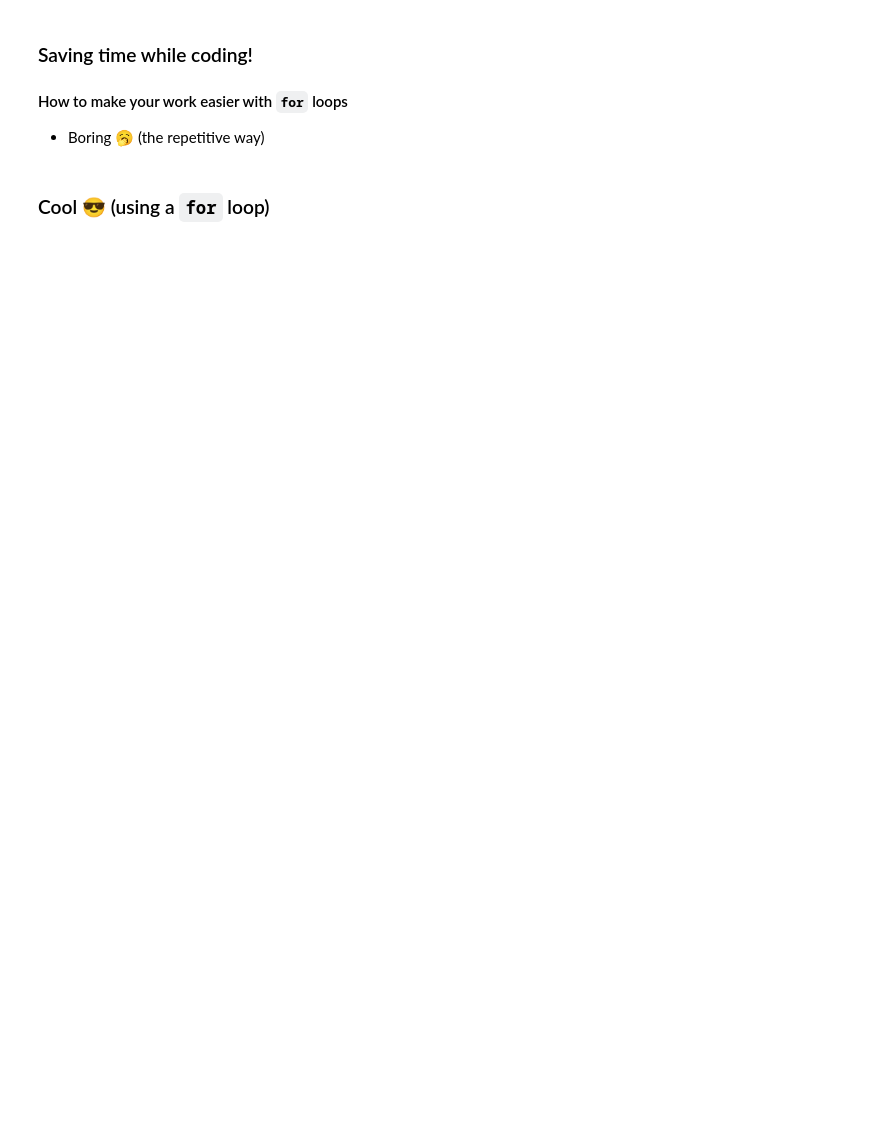
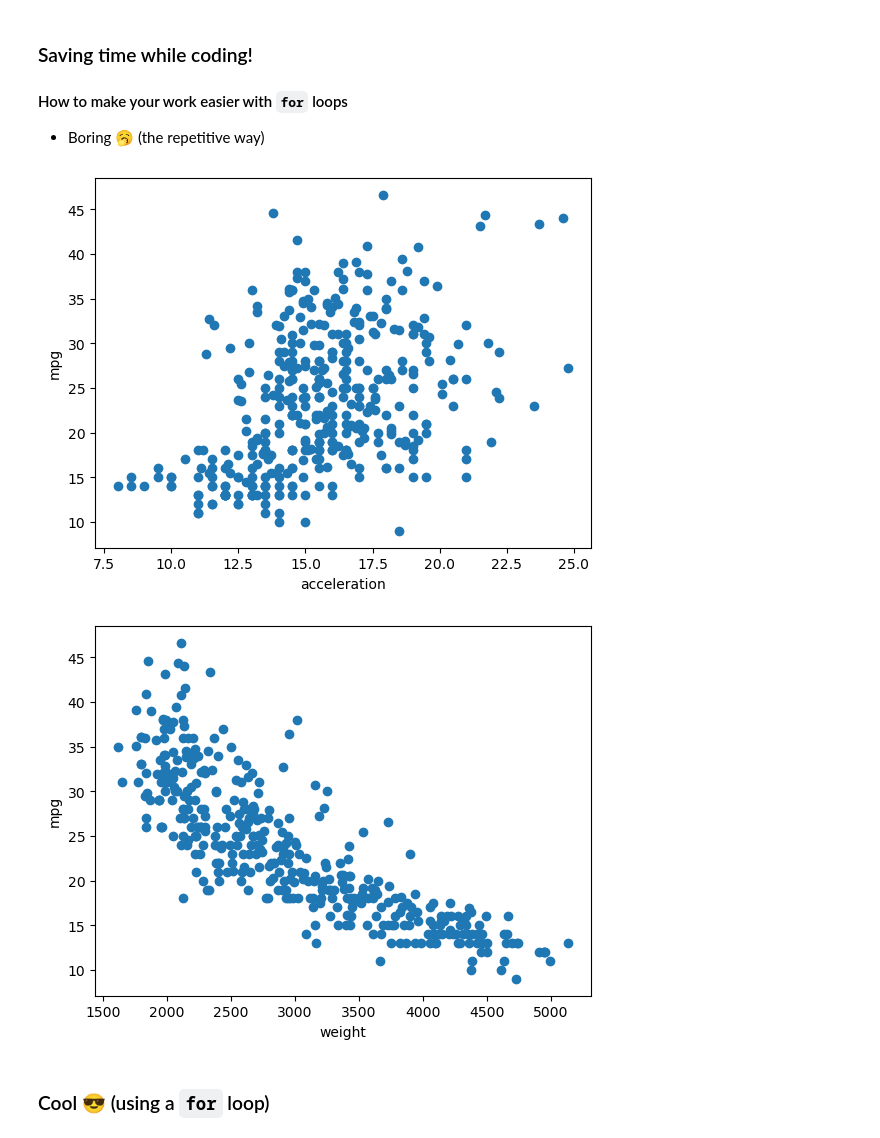
Before and after one commit to danilofreire/qtm151-summer, a Jupyter notebook: lectures/lecture-06/06-loops.ipynb, the cells around one changed output. Saved outputs shown, nothing was run; the diff lists cells and outputs as text; code cells hidden in the pictures; blank space fills up the shorter version.

```diff
--- a/lectures/lecture-06/06-loops.ipynb
+++ b/lectures/lecture-06/06-loops.ipynb
@@ -195,35 +267,26 @@ for i in range(len(list_ids)):
 # %%
 import pandas as pd
 import matplotlib.pyplot as plt
 
-# Create a dummy features.csv for demonstration if it doesn't exist
-# In a real scenario, this file should be in a 'data' subdirectory
-try:
-    carfeatures = pd.read_csv("data/features.csv")
-except FileNotFoundError:
-    print("data/features.csv not found. Using dummy data for plotting examples.")
-    data = {'mpg': [10, 15, 20, 25, 30],
-            'acceleration': [20, 18, 16, 14, 12],
-            'weight': [4000, 3500, 3000, 2500, 2000]}
-    carfeatures = pd.DataFrame(data)
-
+carfeatures = pd.read_csv("data/features.csv")
 list_vars = ["acceleration","weight"]
 
 variable_name = "acceleration"
 plt.scatter(x = carfeatures[variable_name],
             y = carfeatures["mpg"])
 plt.ylabel("mpg")
 plt.xlabel(variable_name)
-plt.title(f"mpg vs {variable_name} (Repetitive)")
 plt.show()
 
 variable_name = "weight"
 plt.scatter(x = carfeatures[variable_name],
             y = carfeatures["mpg"])
 plt.ylabel("mpg")
 plt.xlabel(variable_name)
-plt.title(f"mpg vs {variable_name} (Repetitive)")
 plt.show()
+# %% [output]
+[figure, added]
+[figure, added]
 # %% [markdown]
 ### Cool 😎 (using a `for` loop)
 # %%
```
Also changed, not shown: parts of 27 cells of this notebook, 1 other file.
